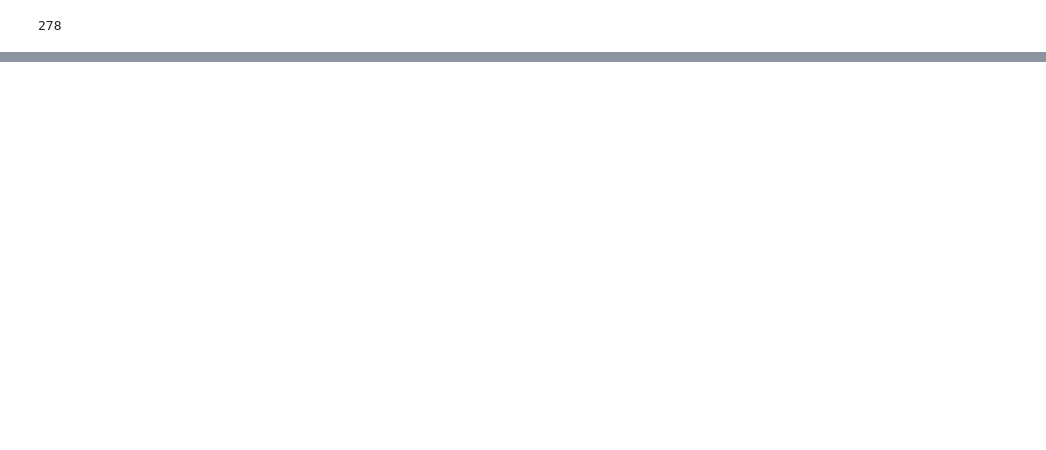
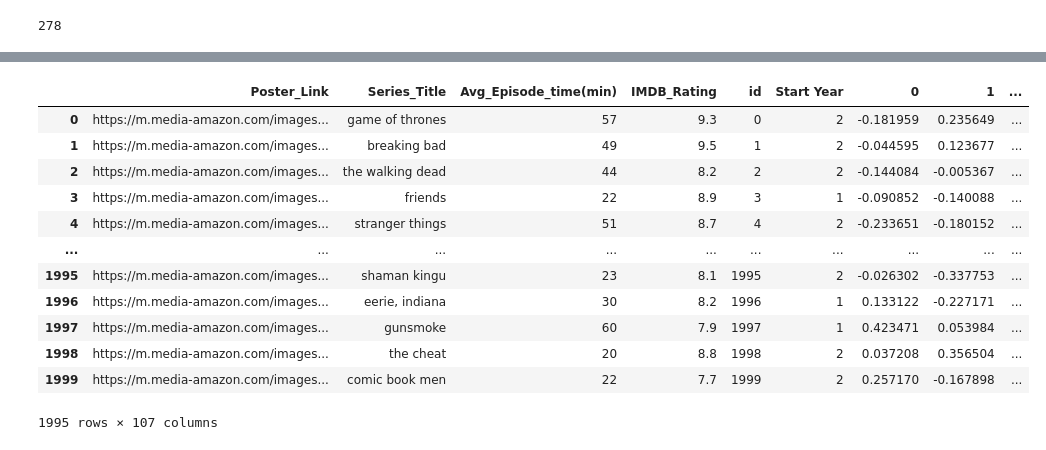
Before and after one commit to agarwalyashh/Recommender, a Jupyter notebook: Reccommender System.ipynb, the cells around one changed output, grey strips where cells are left out. Saved outputs shown, nothing was run; the diff lists cells and outputs as text; code cells hidden in the pictures; blank space fills up the shorter version.

```diff
--- a/Reccommender System.ipynb
+++ b/Reccommender System.ipynb
@@ -493,3 +507,6 @@ df['Star1']=df['Star1'].str.strip().str.lower()
 df['Star2']=df['Star2'].str.strip().str.lower()
 df['Star3']=df['Star3'].str.strip().str.lower()
 df['Star4']=df['Star4'].str.strip().str.lower()
+df['Main_Genre']=df['Main_Genre'].str.strip().str.lower()
+df['Other_Genre']=df['Other_Genre'].str.strip().str.lower()
+df['Series_Title']=df['Series_Title'].str.strip().str.lower()
@@ -498,11 +512,0 @@ df['Star4']=df['Star4'].str.strip().str.lower()
-# %%
-from sklearn.preprocessing import OneHotEncoder
-encoder=OneHotEncoder(sparse_output=False, handle_unknown='ignore')
-categorical_cols=['Main_Genre','Other_Genre']
-encoder.fit(df[categorical_cols])
-encoded_array = encoder.transform(df[categorical_cols])
-encoded_cols = list(encoder.get_feature_names_out(categorical_cols))
-encoded_df = pd.DataFrame(encoded_array, columns=encoded_cols, index=df.index)
-df= pd.concat([df, encoded_df], axis=1)
-df.drop(columns=categorical_cols, inplace=True)
-df
@@ -522,0 +513,12 @@ df
+# %%
+def concatenation(x):
+    return ''.join(x.split(' '))
+df['Star1']=df['Star1'].apply(concatenation)
+df['Star2']=df['Star2'].apply(concatenation)
+df['Star3']=df['Star3'].apply(concatenation)
+df['Star4']=df['Star4'].apply(concatenation)
+df['Main_Genre']=df['Main_Genre'].apply(concatenation)
+df['Other_Genre']=df['Other_Genre'].apply(concatenation)
+# %%
+df['Tags']=df['Star1']+" "+df['Star2']+" "+df['Star3']+" "+df['Star4']+" "+df['Main_Genre']+" "+df['Other_Genre']
+df.drop(columns=['Star1','Star2','Star3','Star4','Main_Genre','Other_Genre'],inplace=True)
@@ -522,0 +541,21 @@ df
+# %%
+from sklearn.feature_extraction.text import TfidfVectorizer
+tfidf_vectorizer = TfidfVectorizer(stop_words='english',max_features=50)
+tfidf_matrix = tfidf_vectorizer.fit_transform(df['Tags'])
+tfidf_df = pd.DataFrame(tfidf_matrix.toarray(), columns=tfidf_vectorizer.get_feature_names_out(),index=df.index)
+df=pd.concat([df,tfidf_df],axis=1)
+df
+# %% [output]
+|  | Poster_Link | Series_Title | Avg_Episode_time(min) | IMDB_Rating | id | Start Year | 0 | 1 | ... |
+| 0 | https://m.media-amazon.com/images... | game of thrones | 57 | 9.3 | 0 | 2 | -0.181959 | 0.235649 | ... |
+| 1 | https://m.media-amazon.com/images... | breaking bad | 49 | 9.5 | 1 | 2 | -0.044595 | 0.123677 | ... |
+| 2 | https://m.media-amazon.com/images... | the walking dead | 44 | 8.2 | 2 | 2 | -0.144084 | -0.005367 | ... |
+| 3 | https://m.media-amazon.com/images... | friends | 22 | 8.9 | 3 | 1 | -0.090852 | -0.140088 | ... |
+| 4 | https://m.media-amazon.com/images... | stranger things | 51 | 8.7 | 4 | 2 | -0.233651 | -0.180152 | ... |
+| ... | ... | ... | ... | ... | ... | ... | ... | ... | ... |
+| 1995 | https://m.media-amazon.com/images... | shaman kingu | 23 | 8.1 | 1995 | 2 | -0.026302 | -0.337753 | ... |
+| 1996 | https://m.media-amazon.com/images... | eerie, indiana | 30 | 8.2 | 1996 | 1 | 0.133122 | -0.227171 | ... |
+| 1997 | https://m.media-amazon.com/images... | gunsmoke | 60 | 7.9 | 1997 | 1 | 0.423471 | 0.053984 | ... |
+| 1998 | https://m.media-amazon.com/images... | the cheat | 20 | 8.8 | 1998 | 2 | 0.037208 | 0.356504 | ... |
+| 1999 | https://m.media-amazon.com/images... | comic book men | 22 | 7.7 | 1999 | 2 | 0.257170 | -0.167898 | ... |
+1995 rows × 107 columns
```
Also changed, not shown: parts of 21 cells of this notebook.
